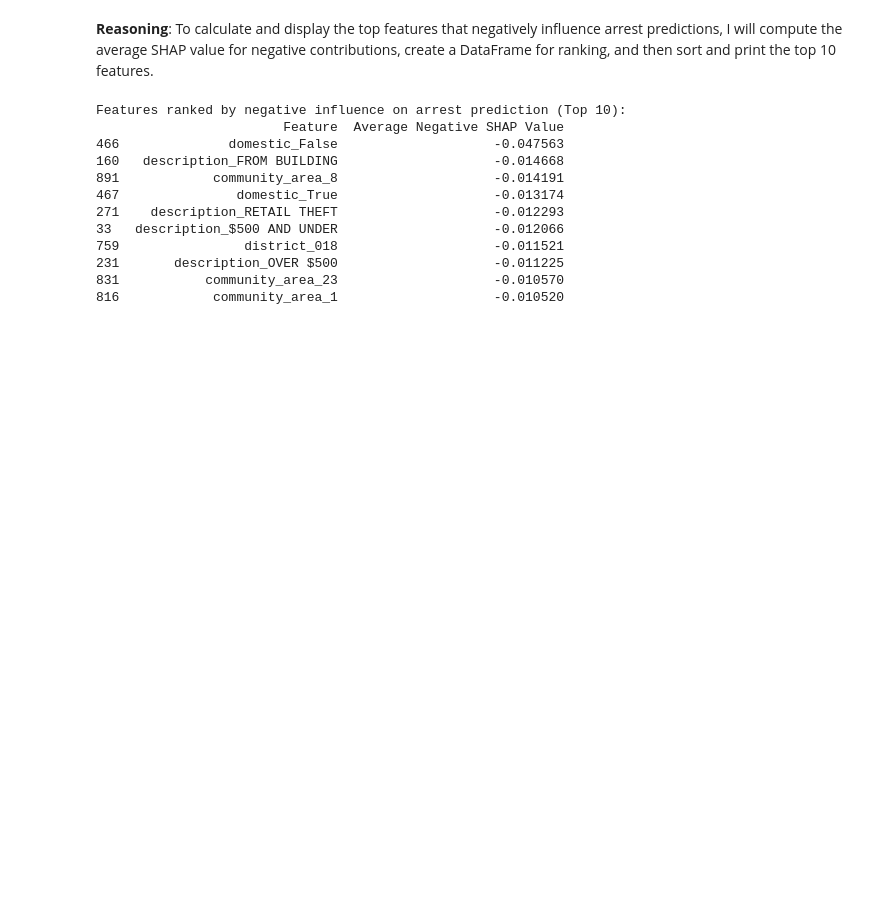
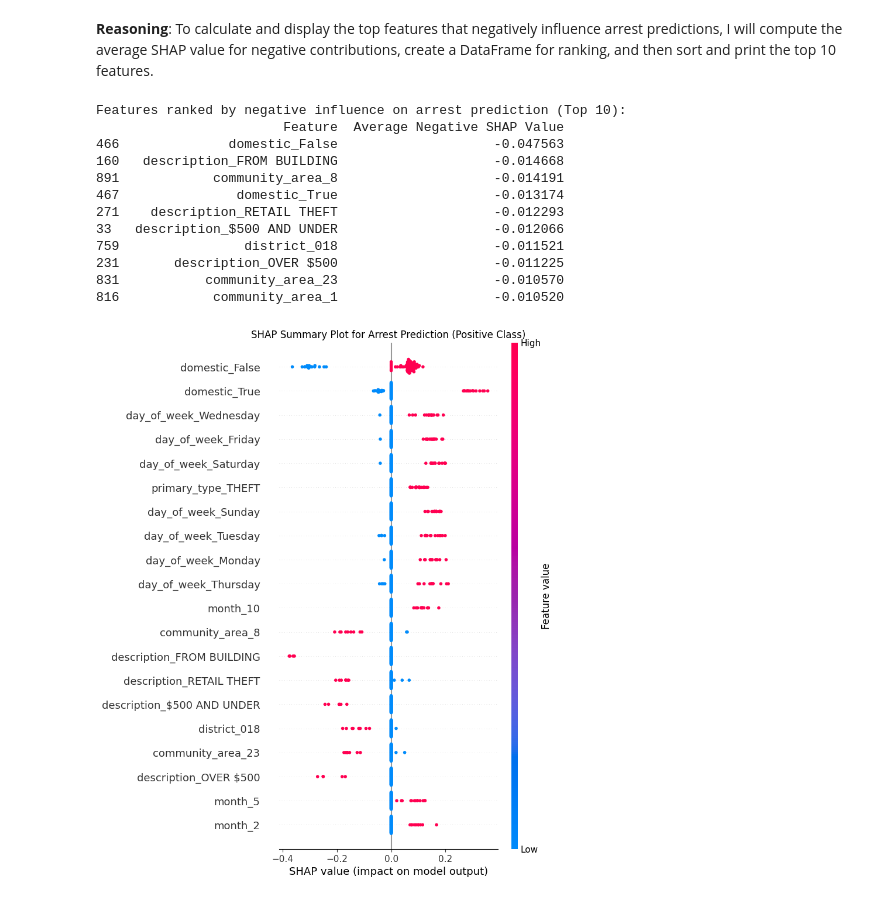
Before and after one commit to apoyando/CHIarrests, a Jupyter notebook: CHIarrests.ipynb, the cells around one changed output. Cells and saved outputs as stored; diff of their text form; code cells hidden in the pictures; blank space fills up the shorter version.

```diff
--- a/CHIarrests.ipynb
+++ b/CHIarrests.ipynb
@@ -2335,3 +2281,12 @@ Features ranked by negative influence on arrest prediction (Top 10):
 231       description_OVER $500                    -0.011225
 831           community_area_23                    -0.010570
 816            community_area_1                    -0.010520
+# %%
+import matplotlib.pyplot as plt
+
+# Generate SHAP summary plot
+shap.summary_plot(shap_values_for_positive_class, shap_explanation_data_dense, feature_names=feature_names_ordered, show=False)
+plt.title('SHAP Summary Plot for Arrest Prediction (Positive Class)')
+plt.show()
+# %% [output]
+[figure, added]
```
Also changed, not shown: parts of 2 cells of this notebook.
